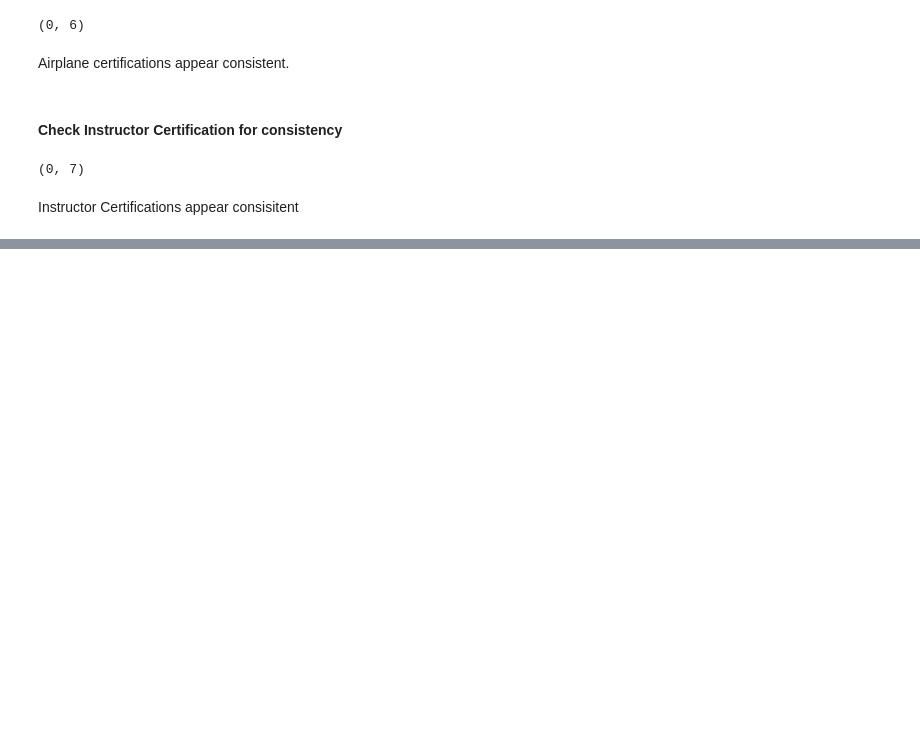
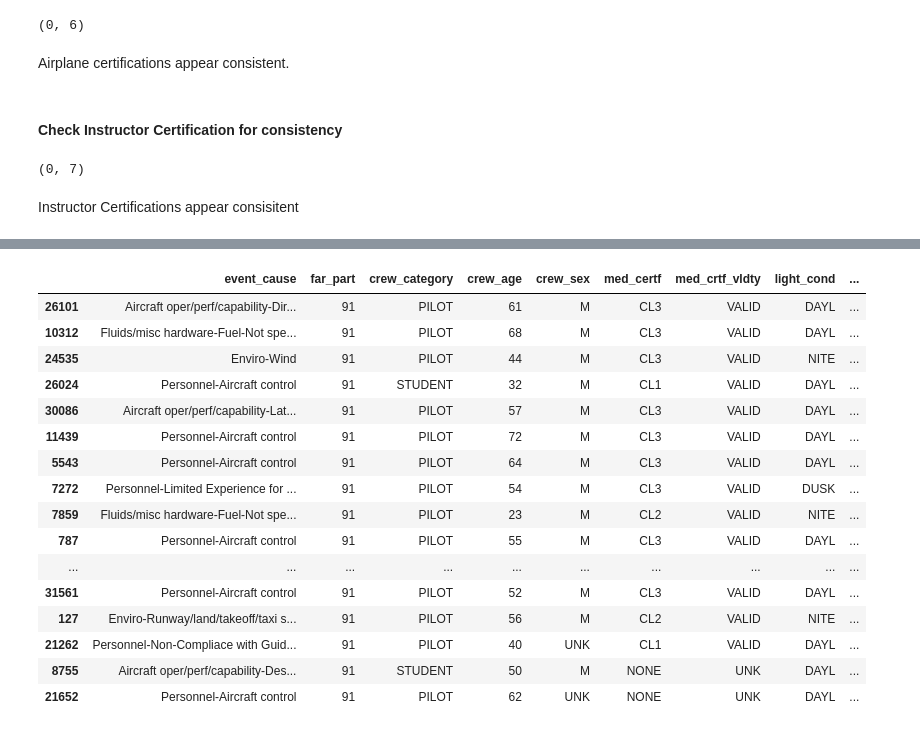
Before and after one commit to birr-data/capstone2, a Jupyter notebook: notebooks/mjg-1.0-EDA.ipynb, the cells around one changed output, grey strips where cells are left out. Drawn from its saved outputs; the diff is of its cells as text; code cells hidden in the pictures; blank space fills up the shorter version.

```diff
--- a/notebooks/mjg-1.0-EDA.ipynb
+++ b/notebooks/mjg-1.0-EDA.ipynb
@@ -351,0 +468,20 @@ Instructor Certifications appear consisitent
+# %%
+df.sample(50)
+# %% [output]
+|  | event_cause | far_part | crew_category | crew_age | crew_sex | med_certf | med_crtf_vldty | light_cond | ... |
+| 26101 | Aircraft oper/perf/capability-Dir... | 91 | PILOT | 61 | M | CL3 | VALID | DAYL | ... |
+| 10312 | Fluids/misc hardware-Fuel-Not spe... | 91 | PILOT | 68 | M | CL3 | VALID | DAYL | ... |
+| 24535 | Enviro-Wind | 91 | PILOT | 44 | M | CL3 | VALID | NITE | ... |
+| 26024 | Personnel-Aircraft control | 91 | STUDENT | 32 | M | CL1 | VALID | DAYL | ... |
+| 30086 | Aircraft oper/perf/capability-Lat... | 91 | PILOT | 57 | M | CL3 | VALID | DAYL | ... |
+| 11439 | Personnel-Aircraft control | 91 | PILOT | 72 | M | CL3 | VALID | DAYL | ... |
+| 5543 | Personnel-Aircraft control | 91 | PILOT | 64 | M | CL3 | VALID | DAYL | ... |
+| 7272 | Personnel-Limited Experience for ... | 91 | PILOT | 54 | M | CL3 | VALID | DUSK | ... |
+| 7859 | Fluids/misc hardware-Fuel-Not spe... | 91 | PILOT | 23 | M | CL2 | VALID | NITE | ... |
+| 787 | Personnel-Aircraft control | 91 | PILOT | 55 | M | CL3 | VALID | DAYL | ... |
+| ... | ... | ... | ... | ... | ... | ... | ... | ... | ... |
+| 31561 | Personnel-Aircraft control | 91 | PILOT | 52 | M | CL3 | VALID | DAYL | ... |
+| 127 | Enviro-Runway/land/takeoff/taxi s... | 91 | PILOT | 56 | M | CL2 | VALID | NITE | ... |
+| 21262 | Personnel-Non-Compliace with Guid... | 91 | PILOT | 40 | UNK | CL1 | VALID | DAYL | ... |
+| 8755 | Aircraft oper/perf/capability-Des... | 91 | STUDENT | 50 | M | NONE | UNK | DAYL | ... |
+| 21652 | Personnel-Aircraft control | 91 | PILOT | 62 | UNK | NONE | UNK | DAYL | ... |
```
Also changed, not shown: parts of 20 cells of this notebook.
